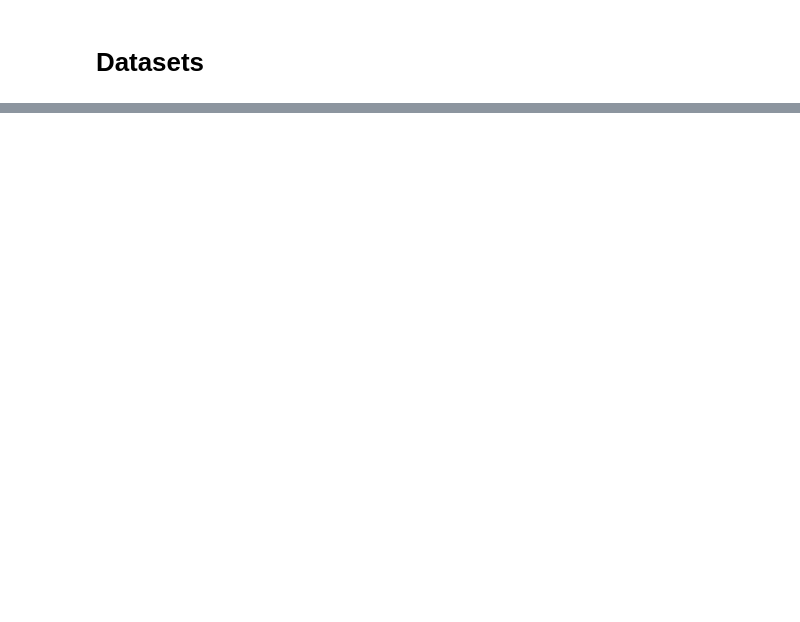
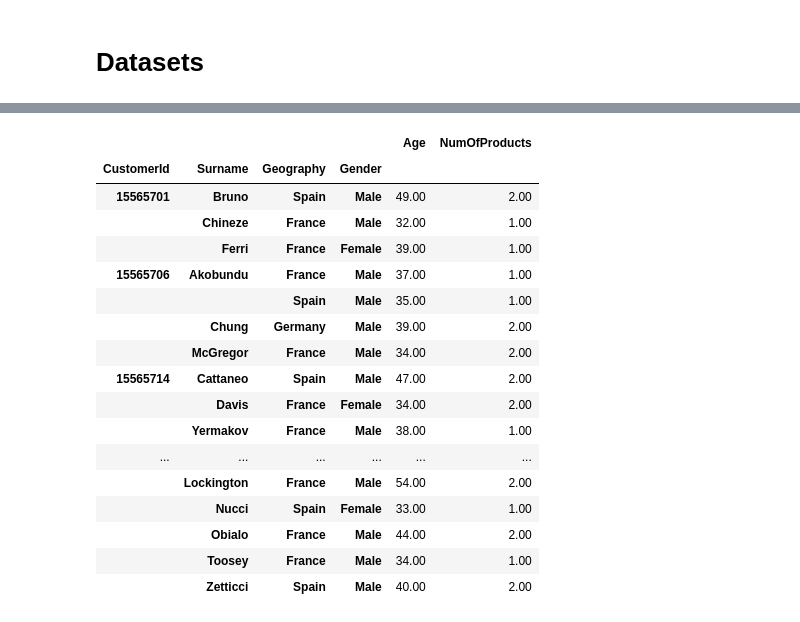
Before and after one commit to betuldemirdag/Ada_Lovelace_Akademi_Bitirme_Projesi, a Jupyter notebook: bank_churn.ipynb, the cells around one changed output, grey strips where cells are left out. Cells and saved outputs as stored; diff of their text form; code cells hidden in the pictures; blank space fills up the shorter version.

```diff
--- a/bank_churn.ipynb
+++ b/bank_churn.ipynb
@@ -33,0 +157,21 @@ En iyi parametre bulma
+# %%
+pd.pivot_table(data=train, index=["CustomerId", "Surname", "Geography", "Gender"], values=["Age", "NumOfProducts"] ).head(30)
+# %% [output]
+|  |  |  |  | Age | NumOfProducts |
+| CustomerId | Surname | Geography | Gender |  |  |
+| 15565701 | Bruno | Spain | Male | 49.00 | 2.00 |
+|  | Chineze | France | Male | 32.00 | 1.00 |
+|  | Ferri | France | Female | 39.00 | 1.00 |
+| 15565706 | Akobundu | France | Male | 37.00 | 1.00 |
+|  |  | Spain | Male | 35.00 | 1.00 |
+|  | Chung | Germany | Male | 39.00 | 2.00 |
+|  | McGregor | France | Male | 34.00 | 2.00 |
+| 15565714 | Cattaneo | Spain | Male | 47.00 | 2.00 |
+|  | Davis | France | Female | 34.00 | 2.00 |
+|  | Yermakov | France | Male | 38.00 | 1.00 |
+| ... | ... | ... | ... | ... | ... |
+|  | Lockington | France | Male | 54.00 | 2.00 |
+|  | Nucci | Spain | Female | 33.00 | 1.00 |
+|  | Obialo | France | Male | 44.00 | 2.00 |
+|  | Toosey | France | Male | 34.00 | 1.00 |
+|  | Zetticci | Spain | Male | 40.00 | 2.00 |
```
Also changed, not shown: parts of 16 cells of this notebook, 4 other files.
